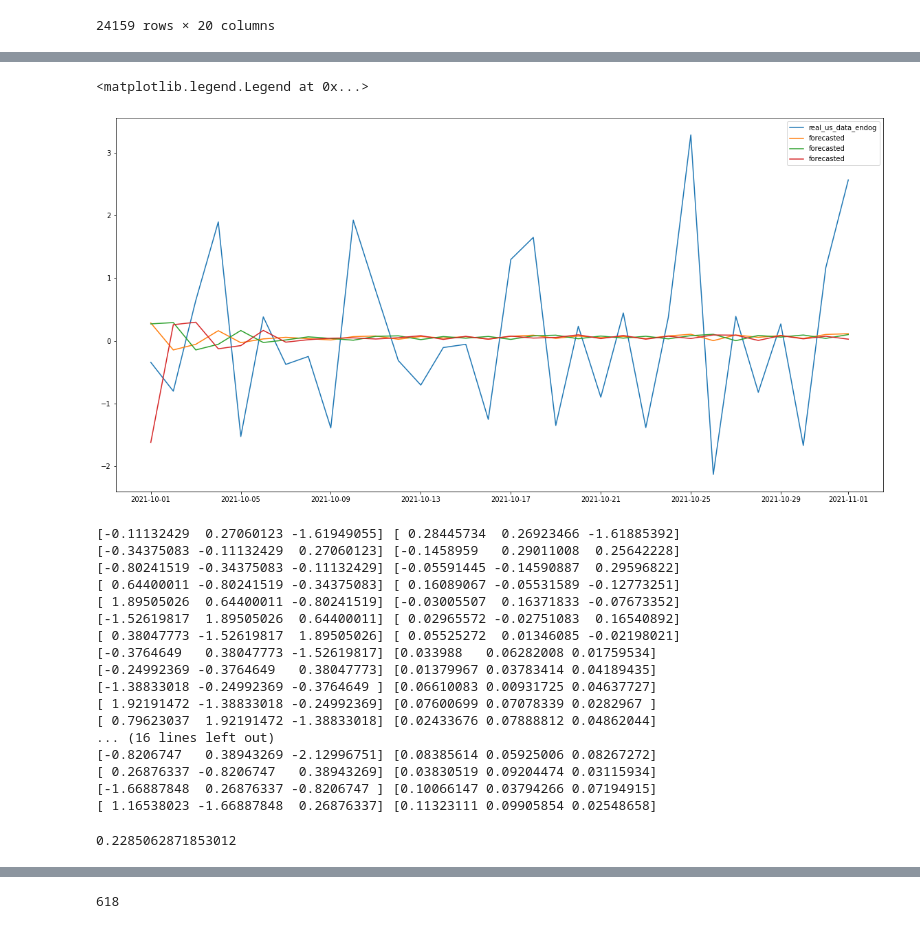
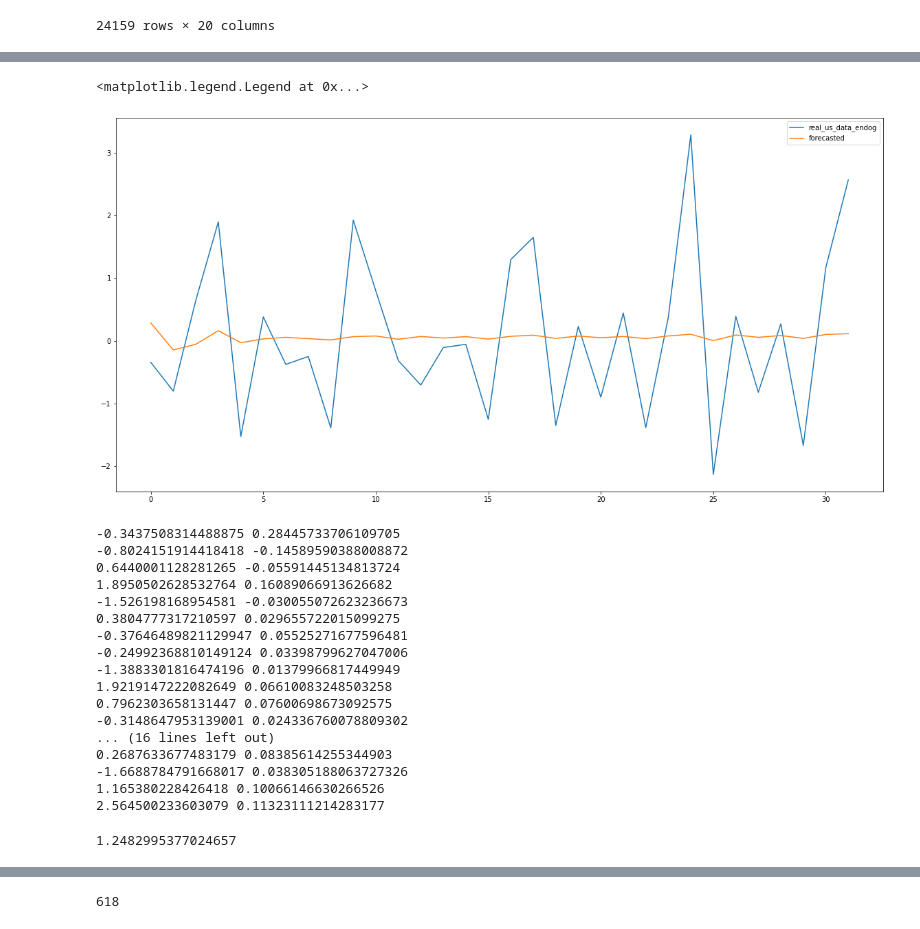
Before and after one commit to iondodon/covid19, a Jupyter notebook: data_analysis.ipynb, the cells around one changed output, grey strips where cells are left out. Cells and saved outputs as stored; diff of their text form; code cells hidden in the pictures.

```diff
--- a/data_analysis.ipynb
+++ b/data_analysis.ipynb
@@ -876,47 +876,51 @@ print(forecasted)
 # %%
 real_us_data_endog_df = pd.DataFrame(varmax_test_dataset[varmax_test_dataset['location'] == 'United States']['new_deaths'], columns=['new_deaths'])
 forecasted_df = pd.DataFrame(forecasted, columns=endogeneous_variables)
+# %%
+# get real_us_data_endog_df new_deaths column into a numpy array
+real_new_daths = np.asarray(real_us_data_endog_df['new_deaths'])
+forecasted_new_deaths = np.asarray(forecasted_df['new_deaths_0'])
 # %%
 # set index for forecasted be equal to real_us_data_endog_df index
 forecasted_df.index = real_us_data_endog_df.index
 
 # plot real_us_data_endog_df  vs forecasted_df
 fig, ax = plt.subplots(figsize=(20, 10))
-ax.plot(real_us_data_endog_df, label='real_us_data_endog')
-ax.plot(forecasted_df, label='forecasted')
+ax.plot(real_new_daths, label='real_us_data_endog')
+ax.plot(forecasted_new_deaths, label='forecasted')
 ax.legend()
 # %% [output]
 <matplotlib.legend.Legend at 0x...>
-[figure, old version]
+[figure, new version]
 # %%
-for i in range(len(forecasted)):
-   print(real_us_data_endog[i], forecasted[i])
+for i in range(len(a)):
+   print(real_new_daths[i], forecasted_new_deaths[i])
 # %% [output]
-[-0.11132429  0.27060123 -1.61949055] [ 0.28445734  0.26923466 -1.61885392]
-[-0.34375083 -0.11132429  0.27060123] [-0.1458959   0.29011008  0.25642228]
-[-0.80241519 -0.34375083 -0.11132429] [-0.05591445 -0.14590887  0.29596822]
-[ 0.64400011 -0.80241519 -0.34375083] [ 0.16089067 -0.05531589 -0.12773251]
-[ 1.89505026  0.64400011 -0.80241519] [-0.03005507  0.16371833 -0.07673352]
-[-1.52619817  1.89505026  0.64400011] [ 0.02965572 -0.02751083  0.16540892]
-[ 0.38047773 -1.52619817  1.89505026] [ 0.05525272  0.01346085 -0.02198021]
-[-0.3764649   0.38047773 -1.52619817] [0.033988   0.06282008 0.01759534]
-[-0.24992369 -0.3764649   0.38047773] [0.01379967 0.03783414 0.04189435]
-[-1.38833018 -0.24992369 -0.3764649 ] [0.06610083 0.00931725 0.04637727]
-[ 1.92191472 -1.38833018 -0.24992369] [0.07600699 0.07078339 0.0282967 ]
-[ 0.79623037  1.92191472 -1.38833018] [0.02433676 0.07888812 0.04862044]
+-0.3437508314488875 0.28445733706109705
+-0.8024151914418418 -0.14589590388008872
+0.6440001128281265 -0.05591445134813724
+1.8950502628532764 0.16089066913626682
+-1.526198168954581 -0.030055072623236673
+0.3804777317210597 0.029655722015099275
+-0.37646489821129947 0.05525271677596481
+-0.24992368810149124 0.03398799627047006
+-1.3883301816474196 0.01379966817449949
+1.9219147222082649 0.06610083248503258
+0.7962303658131447 0.07600698673092575
+-0.3148647953139001 0.024336760078809302
 ... (16 lines left out)
-[-0.8206747   0.38943269 -2.12996751] [0.08385614 0.05925006 0.08267272]
-[ 0.26876337 -0.8206747   0.38943269] [0.03830519 0.09204474 0.03115934]
-[-1.66887848  0.26876337 -0.8206747 ] [0.10066147 0.03794266 0.07194915]
-[ 1.16538023 -1.66887848  0.26876337] [0.11323111 0.09905854 0.02548658]
+0.2687633677483179 0.08385614255344903
+-1.6688784791668017 0.038305188063727326
+1.165380228426418 0.10066146630266526
+2.564500233603079 0.11323111214283177
 # %%
 # calculate the goodness of fit
 from sklearn.metrics import mean_squared_error
 
 
 def calculate_rmse(real_data, forecasted_data):
-    return np.sqrt(mean_squared_error(real_data[0], forecasted_data[0]))
+    return np.sqrt(mean_squared_error(real_data, forecasted_data))
 
-calculate_rmse(real_us_data_endog, forecasted)
+calculate_rmse(real_new_daths, forecasted_new_deaths)
 # %% [output]
-0.2285062871853012
+1.2482995377024657
```
Also changed, not shown: parts of 4 cells of this notebook, 1 other file.
